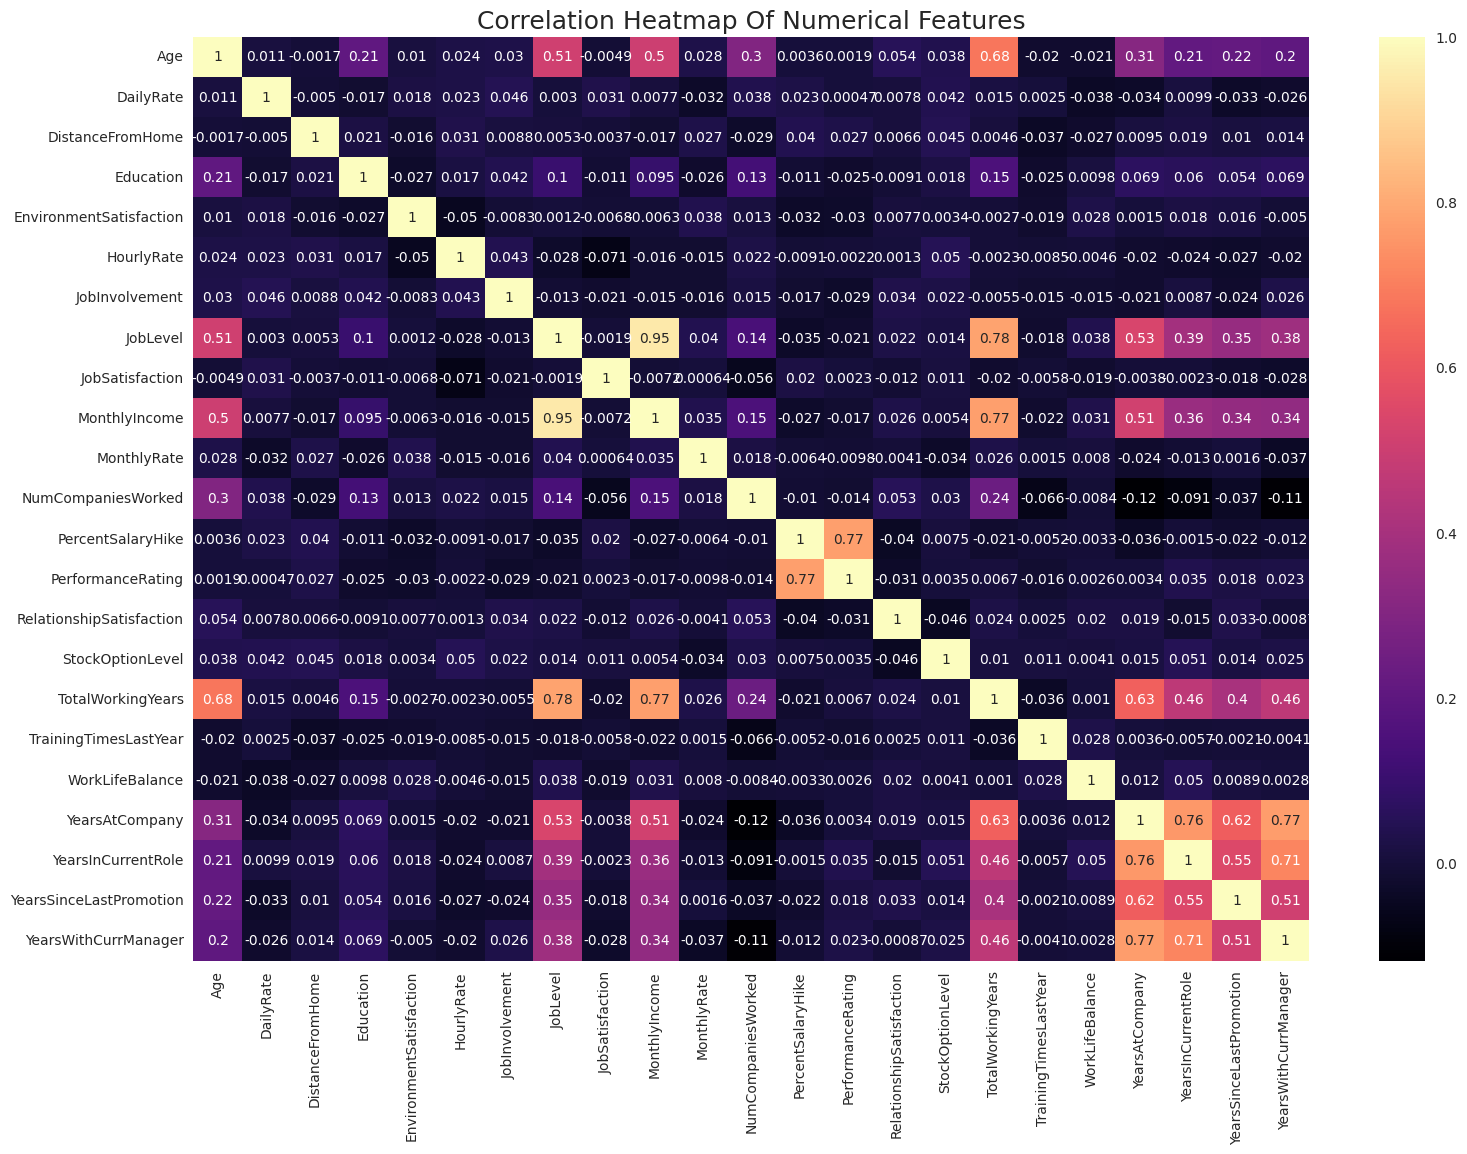
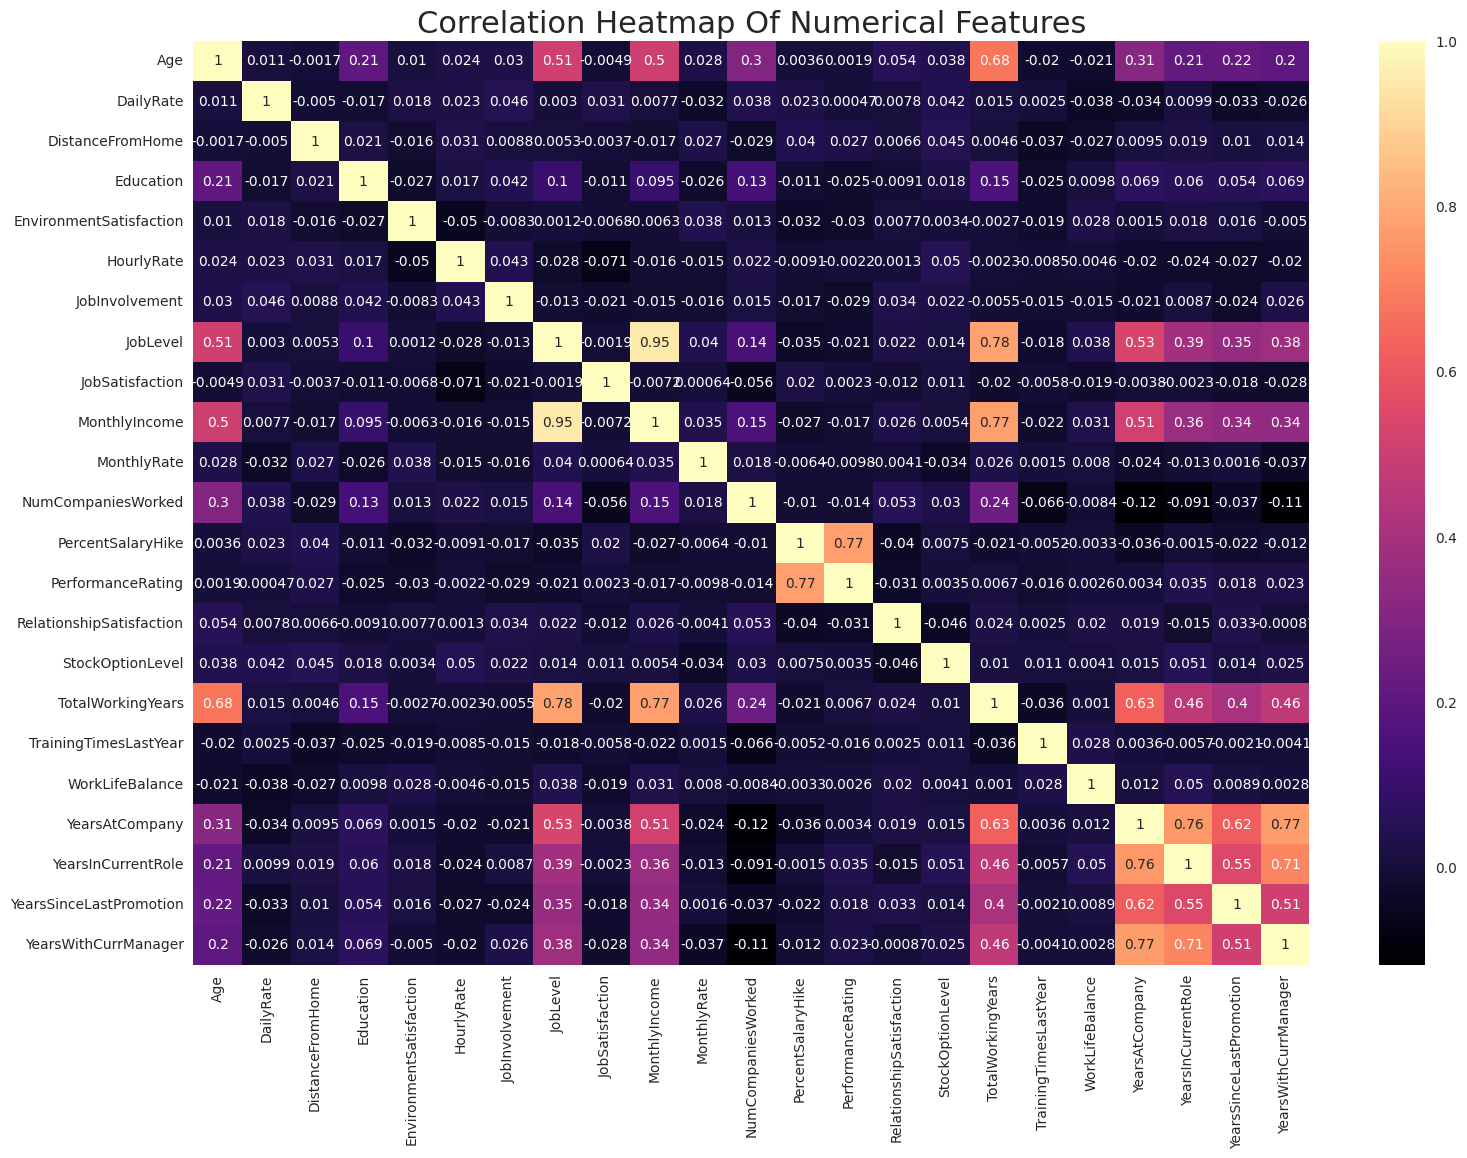
Unified diff of the notebook cell whose output changed from the first chart to the second:
--- before
+++ after
@@ -5,5 +5,5 @@
 plt.figure(figsize=(18, 12))
 sns.heatmap(numeric_df.corr(), annot=True, cmap="magma")
-plt.title("Correlation Heatmap Of Numerical Features", fontsize=18)
+plt.title("Correlation Heatmap Of Numerical Features", fontsize=22)
 plt.savefig('../notebooks/figures/heatmap.png', dpi=300, bbox_inches='tight')
 plt.show()

Commit: Add feature distribution with histogram subplots + analysis